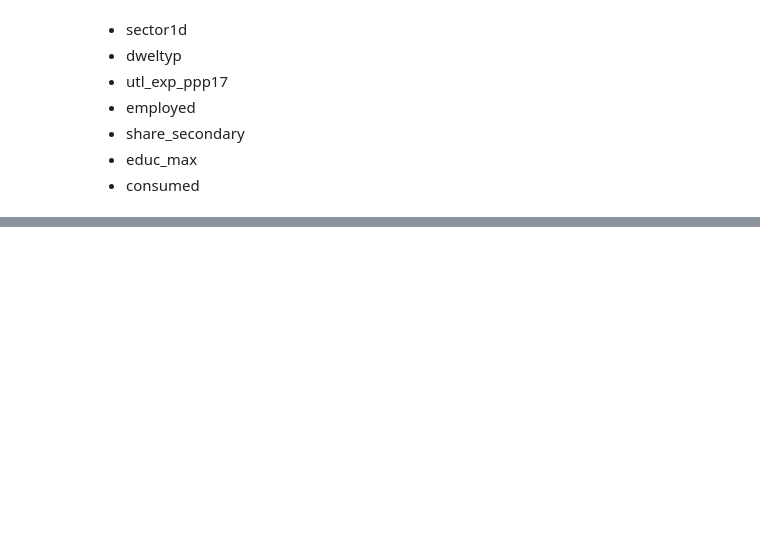
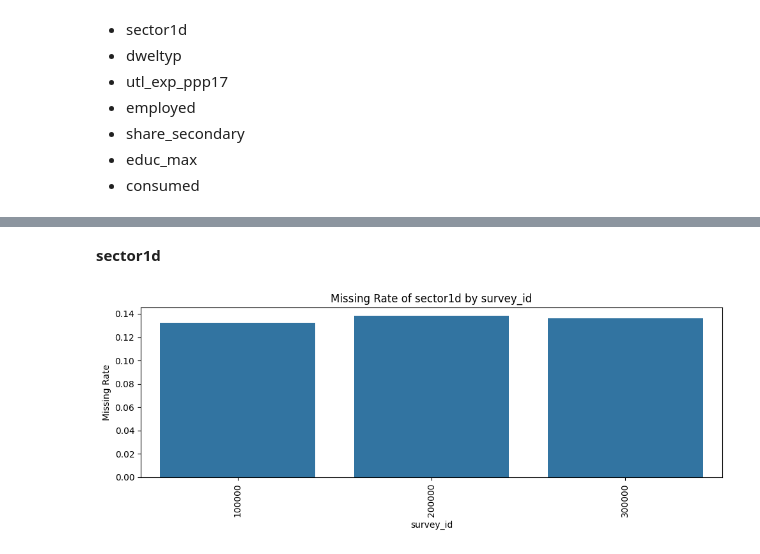
Before and after one commit to yuhui-0611/contest, a Jupyter notebook: Poverty_Prediction_Challenge.ipynb, the cells around one changed output, grey strips where cells are left out. Cells and saved outputs as stored; diff of their text form; code cells hidden in the pictures; blank space fills up the shorter version.

```diff
--- a/Poverty_Prediction_Challenge.ipynb
+++ b/Poverty_Prediction_Challenge.ipynb
@@ -326,0 +422,20 @@ dtype: int64
+# %% [markdown]
+**sector1d**
+# %%
+# survey별 결측률
+miss_rate_sector = (
+    train.groupby("survey_id")["sector1d"]
+      .apply(lambda x: x.isna().mean())
+      .reset_index(name="missing_rate")
+      .sort_values("missing_rate", ascending=False)
+)
+
+plt.figure(figsize=(10, 4))
+sns.barplot(data=miss_rate_sector, x="survey_id", y="missing_rate")
+plt.xticks(rotation=90)
+plt.ylabel("Missing Rate")
+plt.title("Missing Rate of sector1d by survey_id")
+plt.tight_layout()
+plt.show()
+# %% [output]
+[figure, added]
```
Also changed, not shown: parts of 33 cells of this notebook.
